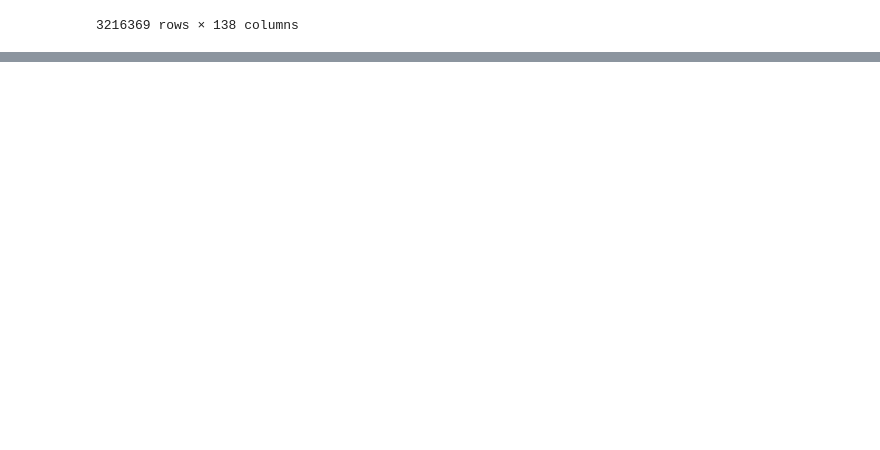
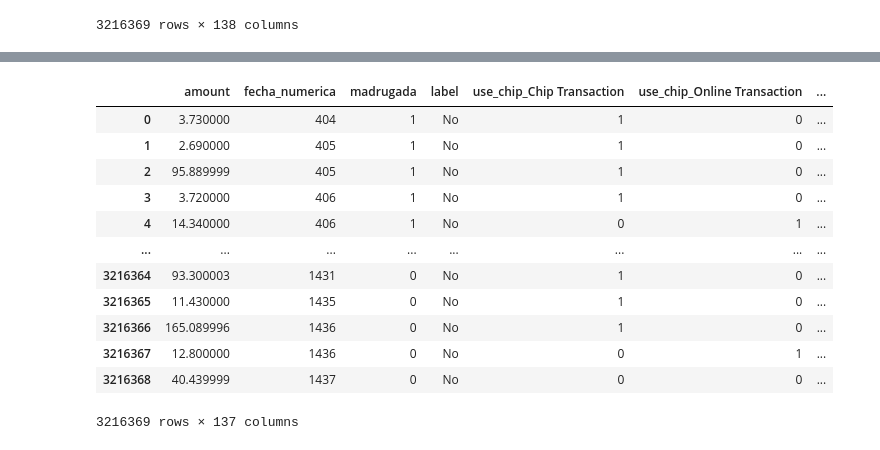
Before and after one commit to pablopertusa/caixabank-tech-hackathon, a Jupyter notebook: src/models/notebook_model.ipynb, the cells around one changed output, grey strips where cells are left out. Cells and saved outputs as stored; diff of their text form; code cells hidden in the pictures; blank space fills up the shorter version.

Commit message:
downcast train csv

```diff
--- a/src/models/notebook_model.ipynb
+++ b/src/models/notebook_model.ipynb
@@ -269,0 +276,2 @@ short.to_csv('../../data/raw/train_short.csv', index=False)
+# %%
+df = pd.read_csv('../../data/raw/train_num.csv')
@@ -269,0 +292,9 @@ short.to_csv('../../data/raw/train_short.csv', index=False)
+# %%
+dict_types = {}
+
+for i in df.columns:
+    dict_types[i] = 'int8'
+dict_types['label'] = 'str'
+dict_types['amount'] = 'float32'
+dict_types['fecha_numerica'] = 'int16'
+dict_types
@@ -269,0 +319,18 @@ short.to_csv('../../data/raw/train_short.csv', index=False)
+# %%
+for col in df.columns:
+    df[col] = df[col].values.astype(dict_types[col])
+df
+# %% [output]
+|  | amount | fecha_numerica | madrugada | label | use_chip_Chip Transaction | use_chip_Online Transaction | ... |
+| 0 | 3.730000 | 404 | 1 | No | 1 | 0 | ... |
+| 1 | 2.690000 | 405 | 1 | No | 1 | 0 | ... |
+| 2 | 95.889999 | 405 | 1 | No | 1 | 0 | ... |
+| 3 | 3.720000 | 406 | 1 | No | 1 | 0 | ... |
+| 4 | 14.340000 | 406 | 1 | No | 0 | 1 | ... |
+| ... | ... | ... | ... | ... | ... | ... | ... |
+| 3216364 | 93.300003 | 1431 | 0 | No | 1 | 0 | ... |
+| 3216365 | 11.430000 | 1435 | 0 | No | 1 | 0 | ... |
+| 3216366 | 165.089996 | 1436 | 0 | No | 1 | 0 | ... |
+| 3216367 | 12.800000 | 1436 | 0 | No | 0 | 1 | ... |
+| 3216368 | 40.439999 | 1437 | 0 | No | 0 | 0 | ... |
+3216369 rows × 137 columns
```
Also changed, not shown: parts of 6 cells of this notebook, 2 other files.
